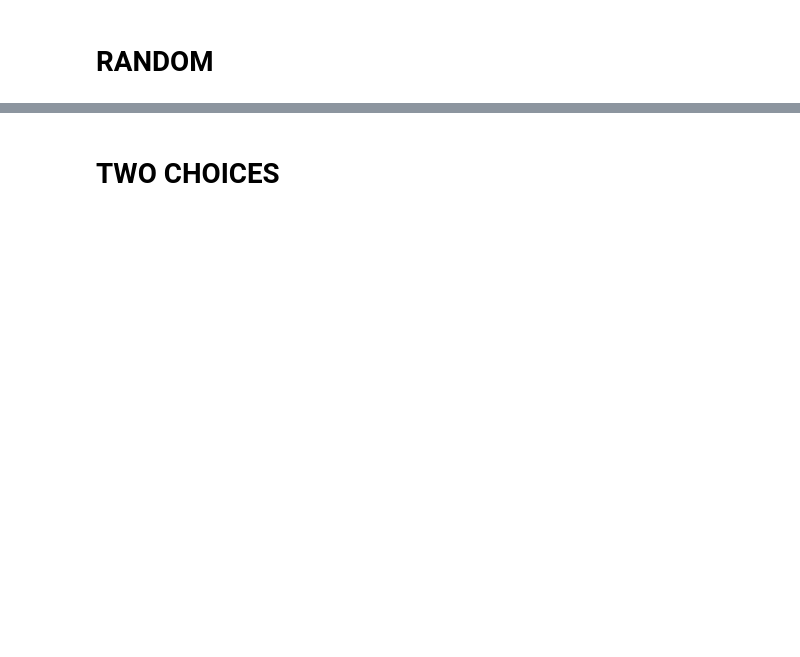
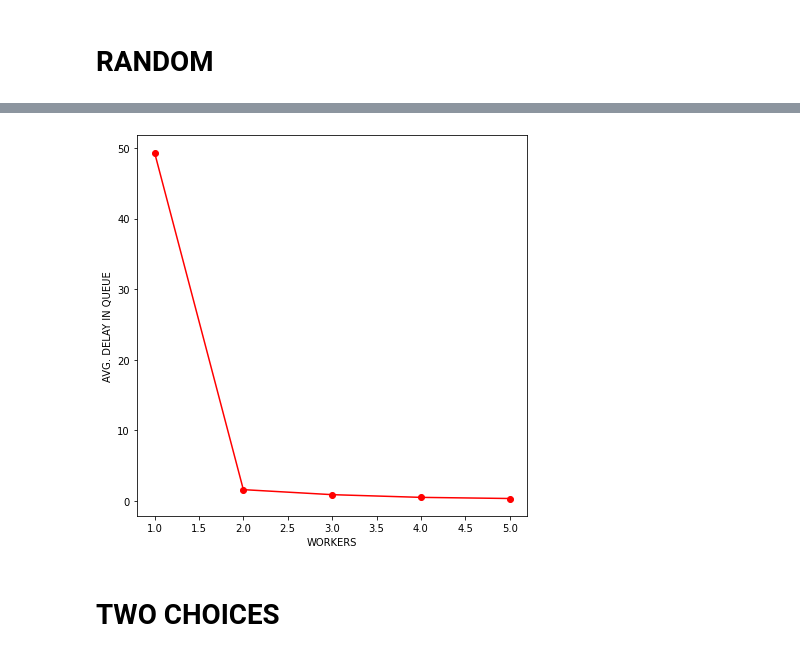
Before and after one commit to nachocodexx/cinvestav-ds-loadbalancer-analysis, a Jupyter notebook: analysis/Untitled.ipynb, the cells around one changed output, grey strips where cells are left out. Drawn from its saved outputs; the diff is of its cells as text; code cells hidden in the pictures; blank space fills up the shorter version.

```diff
--- a/analysis/Untitled.ipynb
+++ b/analysis/Untitled.ipynb
@@ -75,3 +68,7 @@ basicPlot(random)
+# %%
+basic2Plot(random)
+# %% [output]
+[figure, added]
 # %% [markdown]
 # TWO CHOICES
 # %%
```
Also changed, not shown: parts of 17 cells of this notebook, 7 other files.
